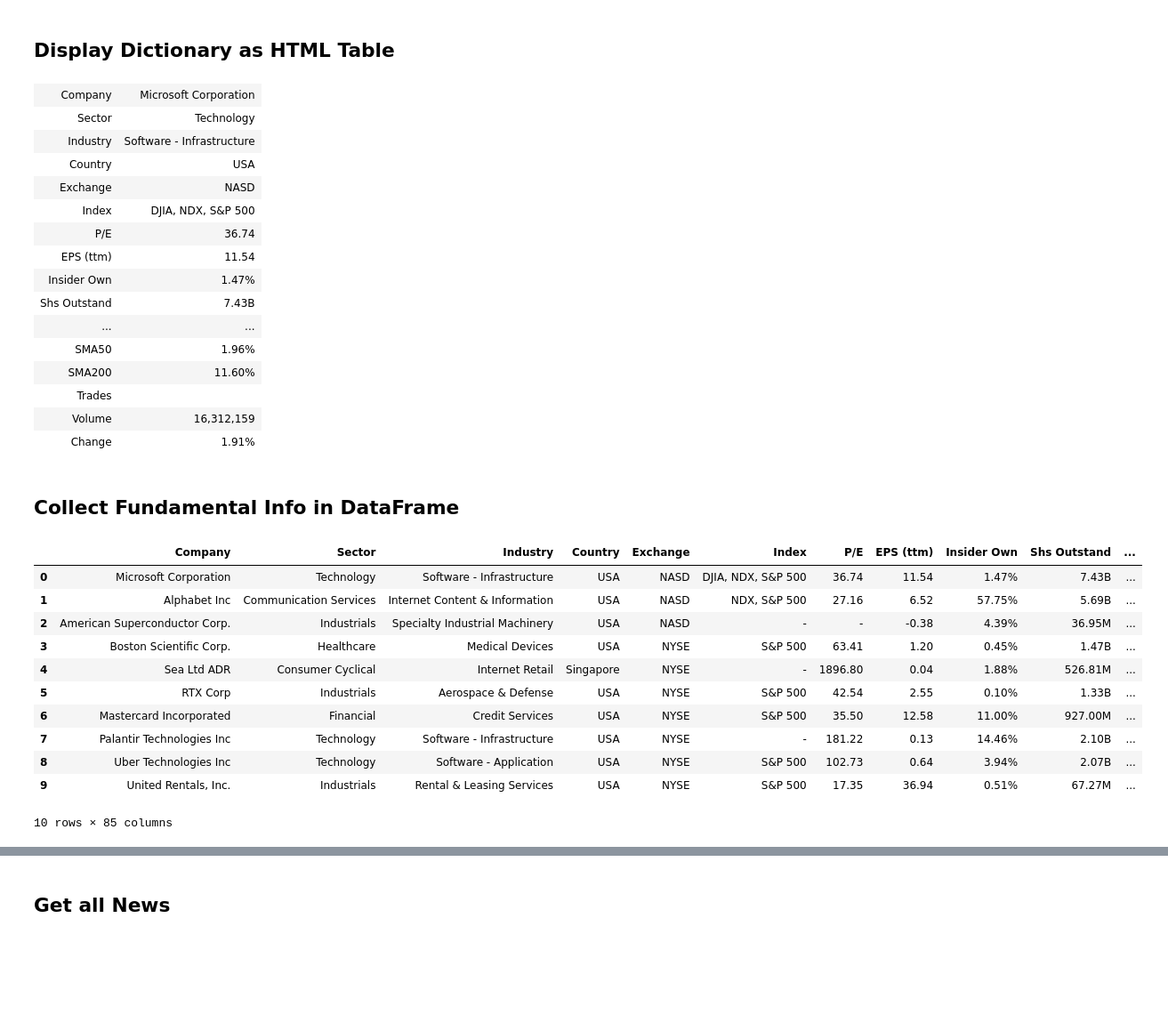
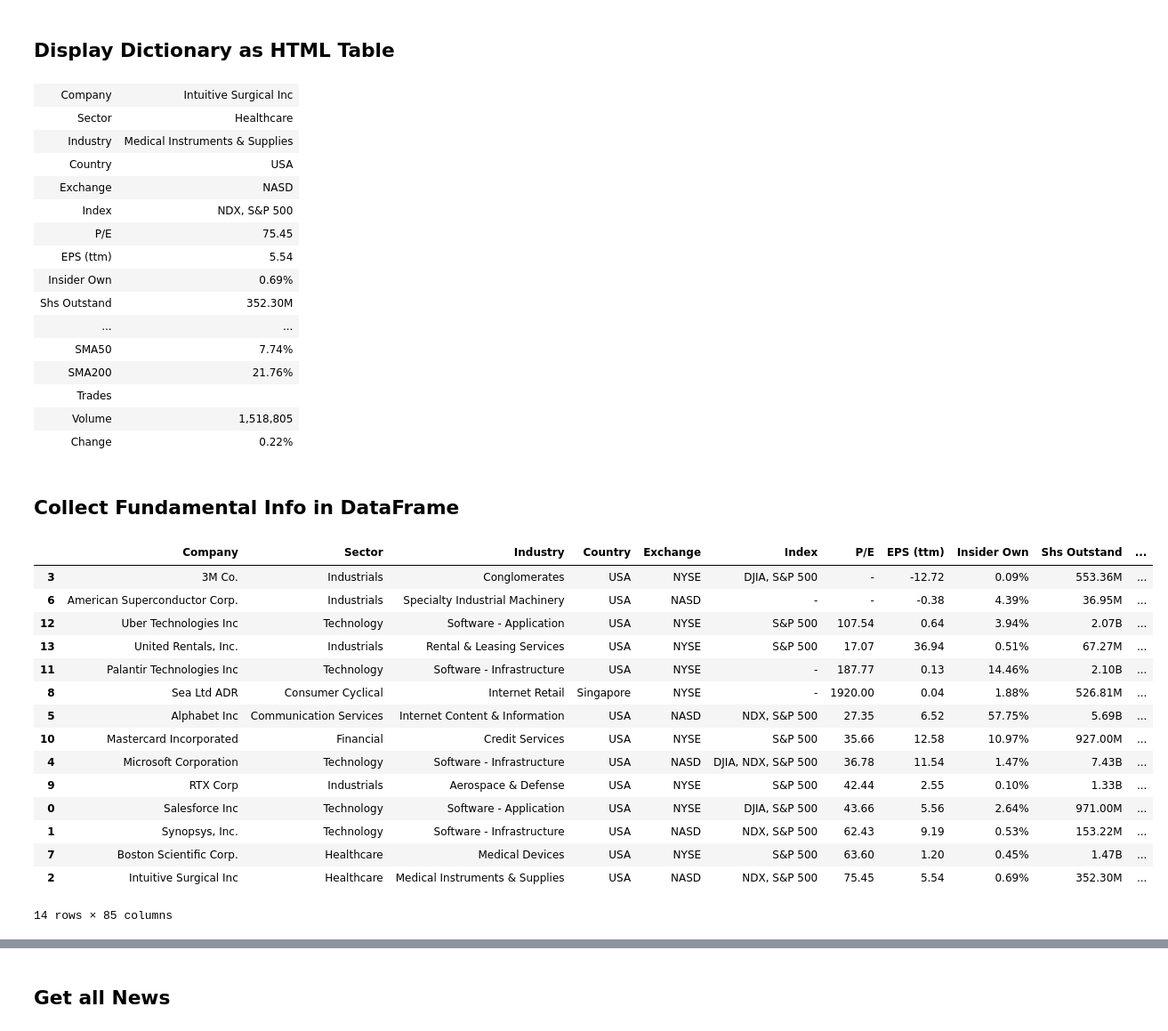
Before and after one commit to gitwalter/cohere-rag-agent, a Jupyter notebook: finvizfinance.ipynb, the cells around one changed output, grey strips where cells are left out. Shown at 89% size. Cells and saved outputs as stored; diff of their text form; code cells hidden in the pictures; blank space fills up the shorter version.

```diff
--- a/finvizfinance.ipynb
+++ b/finvizfinance.ipynb
@@ -25,8 +25,8 @@ def dict_to_html_table(d):
 # %% [markdown]
 # Set Ticker Symbols
 # %%
-ticker_to_analyze = 'MSFT'
-tickers_to_analyze = ["MSFT", "GOOG", "AMSC", "BSX", "SE", "RTX", "MA", "PLTR", "UBER", "URI"]
+ticker_to_analyze = 'ISRG'
+tickers_to_analyze = ["CRM", "SNPS", "ISRG", "MMM", "MSFT", "GOOG", "AMSC", "BSX", "SE", "RTX", "MA", "PLTR", "UBER", "URI"]
 # %% [markdown]
 # Display Charts
 # %%
@@ -61,44 +61,48 @@ html_table_fundament = dict_to_html_table(stock_fundament)
 # Display the HTML table
 display(HTML(html_table_fundament))
 # %% [output]
-| Company | Microsoft Corporation |
-| Sector | Technology |
-| Industry | Software - Infrastructure |
+| Company | Intuitive Surgical Inc |
+| Sector | Healthcare |
+| Industry | Medical Instruments & Supplies |
 | Country | USA |
 | Exchange | NASD |
-| Index | DJIA, NDX, S&P 500 |
-| P/E | 36.74 |
-| EPS (ttm) | 11.54 |
-| Insider Own | 1.47% |
-| Shs Outstand | 7.43B |
+| Index | NDX, S&P 500 |
+| P/E | 75.45 |
+| EPS (ttm) | 5.54 |
+| Insider Own | 0.69% |
+| Shs Outstand | 352.30M |
 | ... | ... |
-| SMA50 | 1.96% |
-| SMA200 | 11.60% |
+| SMA50 | 7.74% |
+| SMA200 | 21.76% |
 | Trades |  |
-| Volume | 16,312,159 |
-| Change | 1.91% |
+| Volume | 1,518,805 |
+| Change | 0.22% |
 # %% [markdown]
 ## Collect Fundamental Info in DataFrame
 # %%
 df_stock_fundament = pd.DataFrame()
 for ticker_to_analyze in tickers_to_analyze:
     stock = finvizfinance(ticker_to_analyze)
     new_row = pd.DataFrame([stock.ticker_fundament()])
     # Append the new row to the DataFrame
     df_stock_fundament = pd.concat([df_stock_fundament, new_row], ignore_index=True)
 
 # df_stock_fundament = pd.DataFrame(stock_fundament, index=[0])
-display(df_stock_fundament)
+display(df_stock_fundament.sort_values(by='P/E', ascending=True))
 # %% [output]
 |  | Company | Sector | Industry | Country | Exchange | Index | P/E | EPS (ttm) | Insider Own | Shs Outstand | ... |
-| 0 | Microsoft Corporation | Technology | Software - Infrastructure | USA | NASD | DJIA, NDX, S&P 500 | 36.74 | 11.54 | 1.47% | 7.43B | ... |
-| 1 | Alphabet Inc | Communication Services | Internet Content & Information | USA | NASD | NDX, S&P 500 | 27.16 | 6.52 | 57.75% | 5.69B | ... |
-| 2 | American Superconductor Corp. | Industrials | Specialty Industrial Machinery | USA | NASD | - | - | -0.38 | 4.39% | 36.95M | ... |
-| 3 | Boston Scientific Corp. | Healthcare | Medical Devices | USA | NYSE | S&P 500 | 63.41 | 1.20 | 0.45% | 1.47B | ... |
-| 4 | Sea Ltd ADR | Consumer Cyclical | Internet Retail | Singapore | NYSE | - | 1896.80 | 0.04 | 1.88% | 526.81M | ... |
-| 5 | RTX Corp | Industrials | Aerospace & Defense | USA | NYSE | S&P 500 | 42.54 | 2.55 | 0.10% | 1.33B | ... |
-| 6 | Mastercard Incorporated | Financial | Credit Services | USA | NYSE | S&P 500 | 35.50 | 12.58 | 11.00% | 927.00M | ... |
-| 7 | Palantir Technologies Inc | Technology | Software - Infrastructure | USA | NYSE | - | 181.22 | 0.13 | 14.46% | 2.10B | ... |
-| 8 | Uber Technologies Inc | Technology | Software - Application | USA | NYSE | S&P 500 | 102.73 | 0.64 | 3.94% | 2.07B | ... |
-| 9 | United Rentals, Inc. | Industrials | Rental & Leasing Services | USA | NYSE | S&P 500 | 17.35 | 36.94 | 0.51% | 67.27M | ... |
+| 3 | 3M Co. | Industrials | Conglomerates | USA | NYSE | DJIA, S&P 500 | - | -12.72 | 0.09% | 553.36M | ... |
+| 6 | American Superconductor Corp. | Industrials | Specialty Industrial Machinery | USA | NASD | - | - | -0.38 | 4.39% | 36.95M | ... |
+| 12 | Uber Technologies Inc | Technology | Software - Application | USA | NYSE | S&P 500 | 107.54 | 0.64 | 3.94% | 2.07B | ... |
+| 13 | United Rentals, Inc. | Industrials | Rental & Leasing Services | USA | NYSE | S&P 500 | 17.07 | 36.94 | 0.51% | 67.27M | ... |
+| 11 | Palantir Technologies Inc | Technology | Software - Infrastructure | USA | NYSE | - | 187.77 | 0.13 | 14.46% | 2.10B | ... |
+| 8 | Sea Ltd ADR | Consumer Cyclical | Internet Retail | Singapore | NYSE | - | 1920.00 | 0.04 | 1.88% | 526.81M | ... |
+| 5 | Alphabet Inc | Communication Services | Internet Content & Information | USA | NASD | NDX, S&P 500 | 27.35 | 6.52 | 57.75% | 5.69B | ... |
+| 10 | Mastercard Incorporated | Financial | Credit Services | USA | NYSE | S&P 500 | 35.66 | 12.58 | 10.97% | 927.00M | ... |
+| 4 | Microsoft Corporation | Technology | Software - Infrastructure | USA | NASD | DJIA, NDX, S&P 500 | 36.78 | 11.54 | 1.47% | 7.43B | ... |
+| 9 | RTX Corp | Industrials | Aerospace & Defense | USA | NYSE | S&P 500 | 42.44 | 2.55 | 0.10% | 1.33B | ... |
+| 0 | Salesforce Inc | Technology | Software - Application | USA | NYSE | DJIA, S&P 500 | 43.66 | 5.56 | 2.64% | 971.00M | ... |
+| 1 | Synopsys, Inc. | Technology | Software - Infrastructure | USA | NASD | NDX, S&P 500 | 62.43 | 9.19 | 0.53% | 153.22M | ... |
+| 7 | Boston Scientific Corp. | Healthcare | Medical Devices | USA | NYSE | S&P 500 | 63.60 | 1.20 | 0.45% | 1.47B | ... |
+| 2 | Intuitive Surgical Inc | Healthcare | Medical Instruments & Supplies | USA | NASD | NDX, S&P 500 | 75.45 | 5.54 | 0.69% | 352.30M | ... |
-10 rows × 85 columns
+14 rows × 85 columns
```
Also changed, not shown: parts of 9 cells of this notebook, 2 other files.
